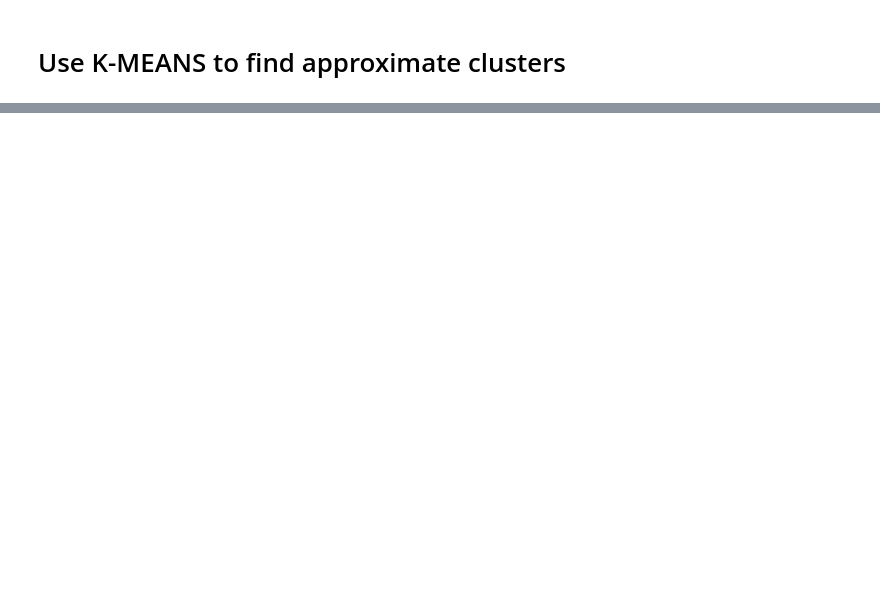
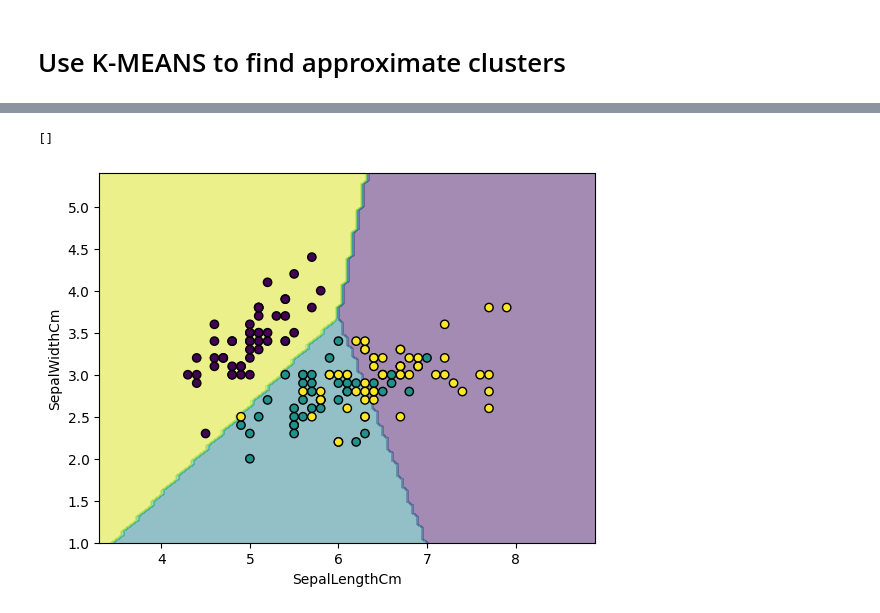
Before and after one commit to AYUSH27112021/ML-LAB, a Jupyter notebook: 18AIL76/K-Nearest Neighbour algorithm/KNN.ipynb, the cells around one changed output, grey strips where cells are left out. Saved outputs shown, nothing was run; the diff lists cells and outputs as text; code cells hidden in the pictures; blank space fills up the shorter version.

```diff
--- a/18AIL76/K-Nearest Neighbour algorithm/KNN.ipynb
+++ b/18AIL76/K-Nearest Neighbour algorithm/KNN.ipynb
@@ -54,0 +79,13 @@ plt.show()
+# %%
+x=df.iloc[:,:2]
+kmeans = KMeans(n_clusters = 3)
+kmeans.fit(x)
+disp=DecisionBoundaryDisplay.from_estimator(kmeans,
+                                        x,
+                                        response_method="predict",
+                                        alpha=0.5)
+disp.ax_.scatter(df.iloc[:,:1], df.iloc[:,1:2], c=df['Species'].to_numpy(), edgecolor="k")
+plt.plot()
+# %% [output]
+[]
+[figure, added]
```
Also changed, not shown: parts of 13 cells of this notebook, 1 other file.
